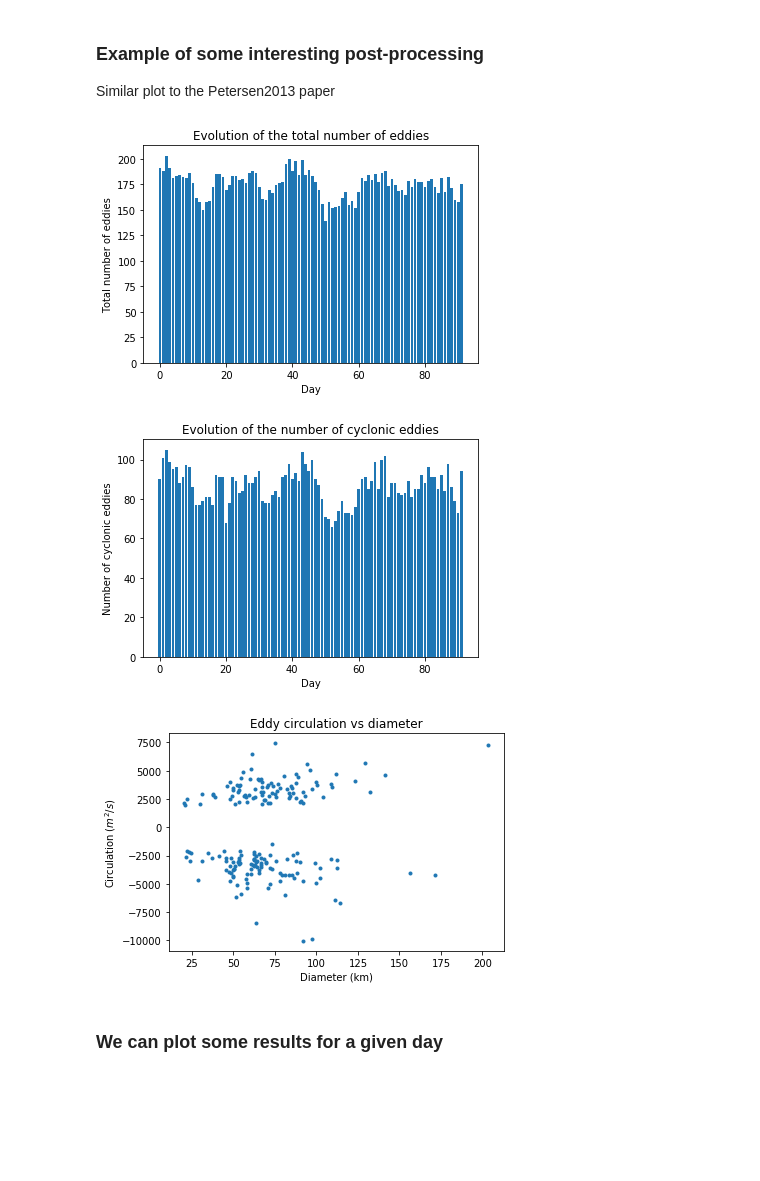
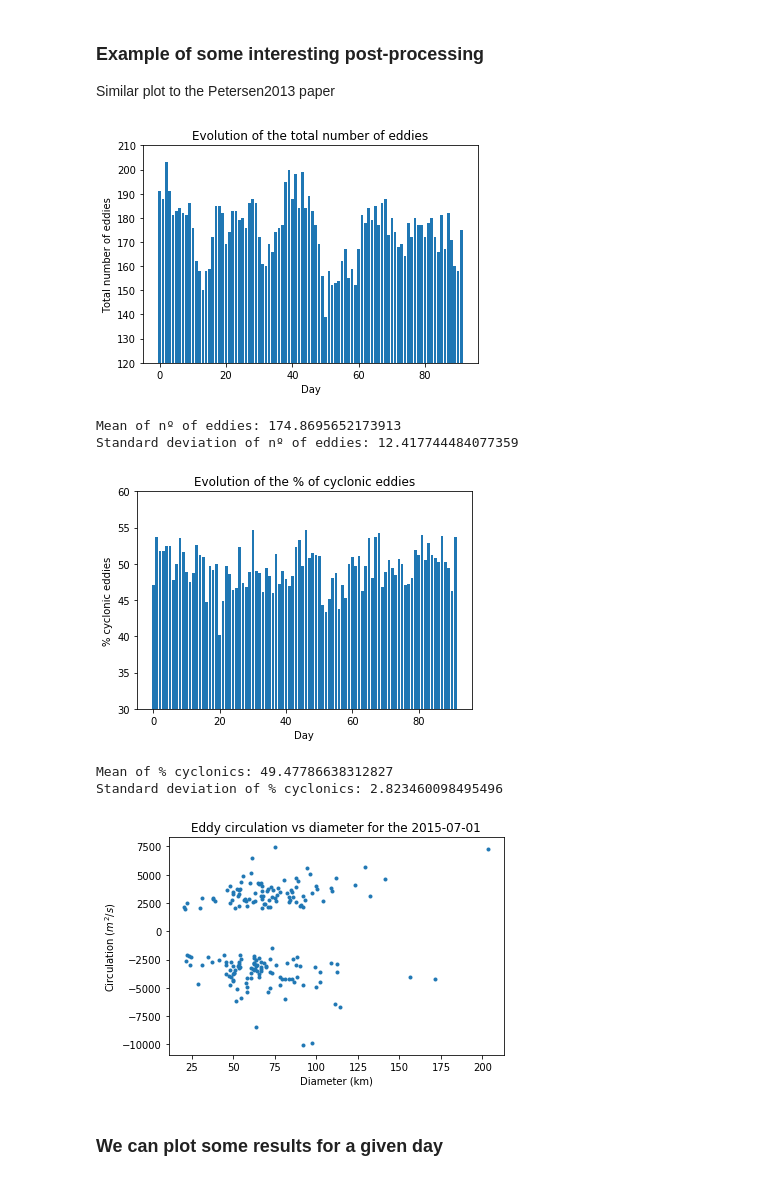
Before and after one commit to JASaa/eddies-R2, a Jupyter notebook: eddy_dates_test.ipynb, the cells around one changed output. Cells and saved outputs as stored; diff of their text form; code cells hidden in the pictures; blank space fills up the shorter version.

Commit message:
Change plot titles and n_cyclonic to %cyclonic, minor eddies.py fixes

```diff
--- a/eddy_dates_test.ipynb
+++ b/eddy_dates_test.ipynb
@@ -159,37 +159,51 @@ plt.bar(np.arange(len(t)),nEd0)
 plt.title('Evolution of the total number of eddies')
 plt.ylabel('Total number of eddies')
 plt.xlabel('Day')
+plt.ylim((120, 210))
 plt.savefig('n_eddies.png',bbox_inches='tight')
 plt.show()
+
+print('Mean of nº of eddies:', np.mean(nEd0))
+print('Standard deviation of nº of eddies:', np.std(nEd0))
 # %% [output]
-[figure, old version]
+[figure, new version]
+Mean of nº of eddies: 174.8695652173913
+Standard deviation of nº of eddies: 12.417744484077359
 # %%
 #number of cyclonic eddies vs day
 import matplotlib.pyplot as plt
 import numpy as np
 
-plt.bar(np.arange(len(t)),n_cyclonic0)
-plt.title('Evolution of the number of cyclonic eddies')
-plt.ylabel('Number of cyclonic eddies')
+plt.bar(np.arange(len(t)),100*n_cyclonic0/nEd0)
+plt.title('Evolution of the % of cyclonic eddies')
+plt.ylabel('% cyclonic eddies')
 plt.xlabel('Day')
+plt.ylim((30, 60))
 plt.savefig('n_cyclonic.png', bbox_inches='tight')
 plt.show()
+
+print('Mean of % cyclonics:', 100*np.mean(n_cyclonic0/nEd0))
+print('Standard deviation of % cyclonics:', 100*np.std(n_cyclonic0/nEd0))
 # %% [output]
-[figure, old version]
+[figure, new version]
+Mean of % cyclonics: 49.47786638312827
+Standard deviation of % cyclonics: 2.823460098495496
 # %%
 #plot of circulation vs diameter for a certain day
 import matplotlib.pyplot as plt
+import datetime
 
 day0 = 0
+origin = datetime.date(1950, 1, 1)
 
 plt.plot(eddy_census_list0[day0][5,:nEd0[day0]],eddy_census_list0[day0][1,:nEd0[day0]],'.')
-plt.title('Eddy circulation vs diameter')
+plt.title('Eddy circulation vs diameter for the '+ str(julianh2gregorian(t[day0],origin)))
 plt.xlabel('Diameter (km)')
 plt.ylabel('Circulation ($m^2/s$)')
 plt.savefig('circ_vs_diam.png',bbox_inches='tight')
 plt.show()
 # %% [output]
-[figure, old version]
+[figure, new version]
 # %% [markdown]
 ### We can plot some results for a given day
 # %%
```
Also changed, not shown: parts of 1 cell of this notebook.
